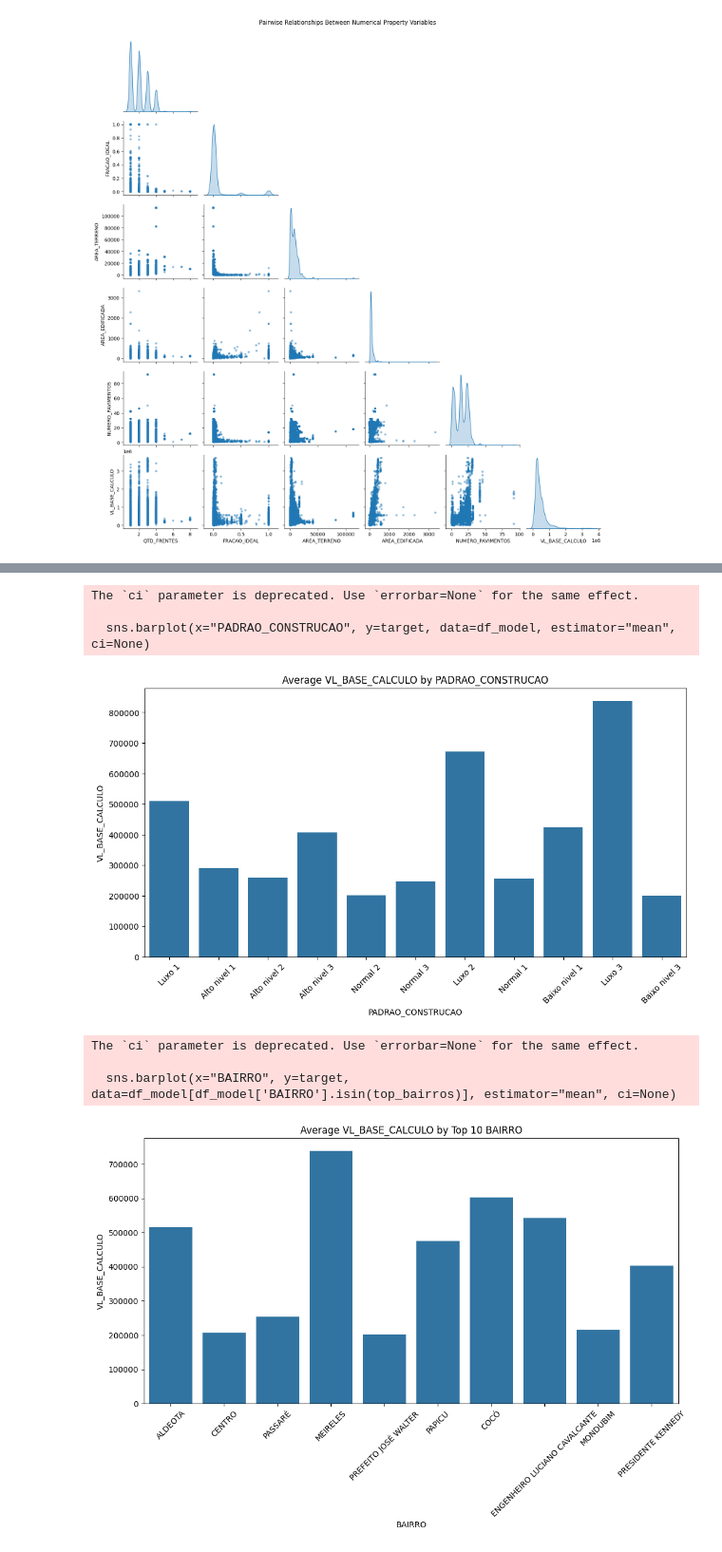
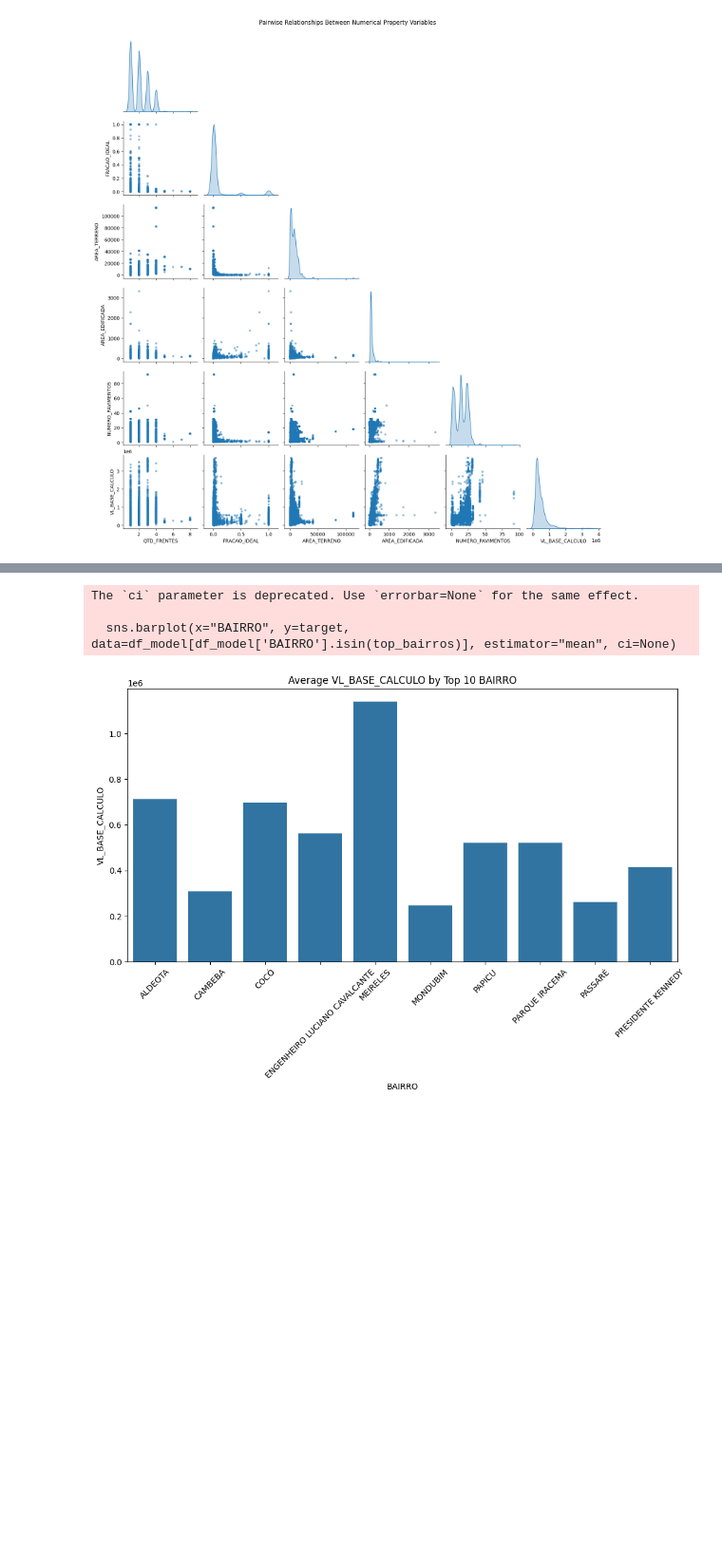
Before and after one commit to lsampaiorocha/housing-prices-Fortaleza, a Jupyter notebook: notebooks/analysis.ipynb, the cells around one changed output, grey strips where cells are left out. Shown at 95% size. Cells and saved outputs as stored; diff of their text form; code cells hidden in the pictures; blank space fills up the shorter version.

```diff
--- a/notebooks/analysis.ipynb
+++ b/notebooks/analysis.ipynb
@@ -1051,10 +729,10 @@ plt.show()
 # ----------------------------------
 # Select candidate feature variables
 # ----------------------------------
-features = ['PADRAO_CONSTRUCAO', 'BAIRRO', 'AREA_EDIFICADA', 'DATA_CONSTRUCAO', 'NUMERO_PAVIMENTOS']
+features = ['BAIRRO', 'AREA_EDIFICADA', 'NUMERO_PAVIMENTOS']
 target = 'VL_BASE_CALCULO'
 
-df_model = df_filtered[features + [target]].copy()
+df_model = df[features + [target]].copy()
 
 #Drop entries with no target column
 df_model = df_model.dropna(subset=[target])
@@ -1116,29 +769,0 @@ plt.show()
-# %%
-import matplotlib.pyplot as plt
-
-# ----------------------------------------------------------
-# Check the relation between numerical variables and target
-# ---------------------------------------------------------
-num_features = ['AREA_EDIFICADA', 'NUMERO_PAVIMENTOS', 'IDADE_IMOVEL']
-target = 'VL_BASE_CALCULO'
-
-n_cols = 2
-n_rows = (len(num_features) + 1) // n_cols
-
-plt.figure(figsize=(12, 5 * n_rows))
-
-for i, col in enumerate(num_features, 1):
-    # Filtragem por quantis (1%–99%)
-    q_low = df_model[col].quantile(0.01)
-    q_high = df_model[col].quantile(0.99)
-    subset = df_model[(df_model[col] >= q_low) & (df_model[col] <= q_high)]
-
-    plt.subplot(n_rows, n_cols, i)
-    plt.scatter(subset[col], subset[target], alpha=0.4)
-    plt.xlabel(col)
-    plt.ylabel(target)
-    plt.title(f"{col} vs {target} (sem outliers)")
-    plt.grid(True)
-
-plt.tight_layout()
-plt.show()
@@ -1154,29 +770,18 @@ features = [
 # %%
 # ------------------------------------------------------------
 # Check the relation between categorical variables and target
 # -----------------------------------------------------------
-
-# PADRAO_CONSTRUCAO
-plt.figure(figsize=(12,6))
-sns.barplot(x="PADRAO_CONSTRUCAO", y=target, data=df_model, estimator="mean", ci=None)
-plt.xticks(rotation=45)
-plt.title("Average VL_BASE_CALCULO by PADRAO_CONSTRUCAO")
-plt.show()
 
 # BAIRRO (only top 10 most frequent)
 top_bairros = df_model['BAIRRO'].value_counts().head(10).index
 
 plt.figure(figsize=(12,6))
 sns.barplot(x="BAIRRO", y=target, data=df_model[df_model['BAIRRO'].isin(top_bairros)], estimator="mean", ci=None)
 plt.xticks(rotation=45)
 plt.title("Average VL_BASE_CALCULO by Top 10 BAIRRO")
 plt.show()
 # %% [output]
 The `ci` parameter is deprecated. Use `errorbar=None` for the same effect.
 
-  sns.barplot(x="PADRAO_CONSTRUCAO", y=target, data=df_model, estimator="mean", ci=None)
+  sns.barplot(x="BAIRRO", y=target, data=df_model[df_model['BAIRRO'].isin(top_bairros)], estimator="mean", ci=None)
-[figure, old version]
+[figure, new version]
-The `ci` parameter is deprecated. Use `errorbar=None` for the same effect.
-
-  sns.barplot(x="BAIRRO", y=target, data=df_model[df_model['BAIRRO'].isin(top_bairros)], estimator="mean", ci=None)
-[figure, removed]
```
Also changed, not shown: parts of 52 cells of this notebook, 15 other files.
